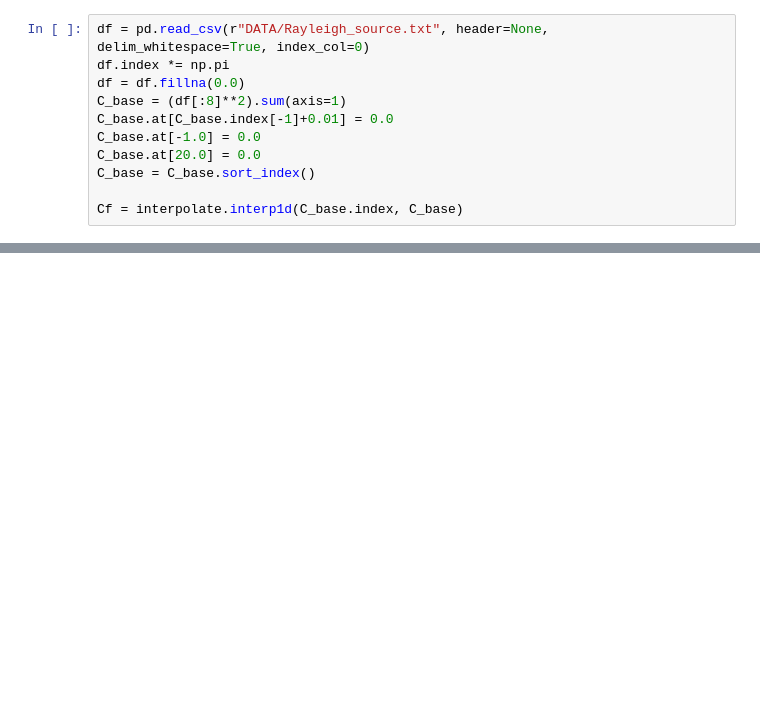
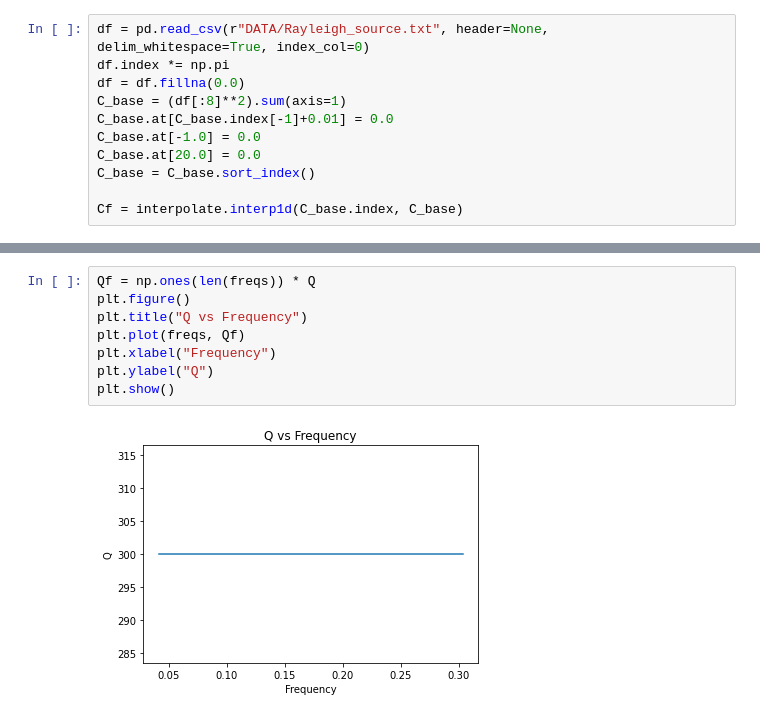
Before and after one commit to RDePlaen/WW3toSeismo, a Jupyter notebook: 03_WW3toSeismoRMS.ipynb, the cells around one changed output, grey strips where cells are left out. Drawn from its saved outputs; the diff is of its cells as text; blank space fills up the shorter version.

```diff
--- a/03_WW3toSeismoRMS.ipynb
+++ b/03_WW3toSeismoRMS.ipynb
@@ -75,2 +106,12 @@ Cf = interpolate.interp1d(C_base.index, C_base)
+# %%
+Qf = np.ones(len(freqs)) * Q
+plt.figure()
+plt.title("Q vs Frequency")
+plt.plot(freqs, Qf)
+plt.xlabel("Frequency")
+plt.ylabel("Q")
+plt.show()
+# %% [output]
+[figure, added]
 # %%
 from ww32seismo import *
```
Also changed, not shown: parts of 5 cells of this notebook, 5 other files.
